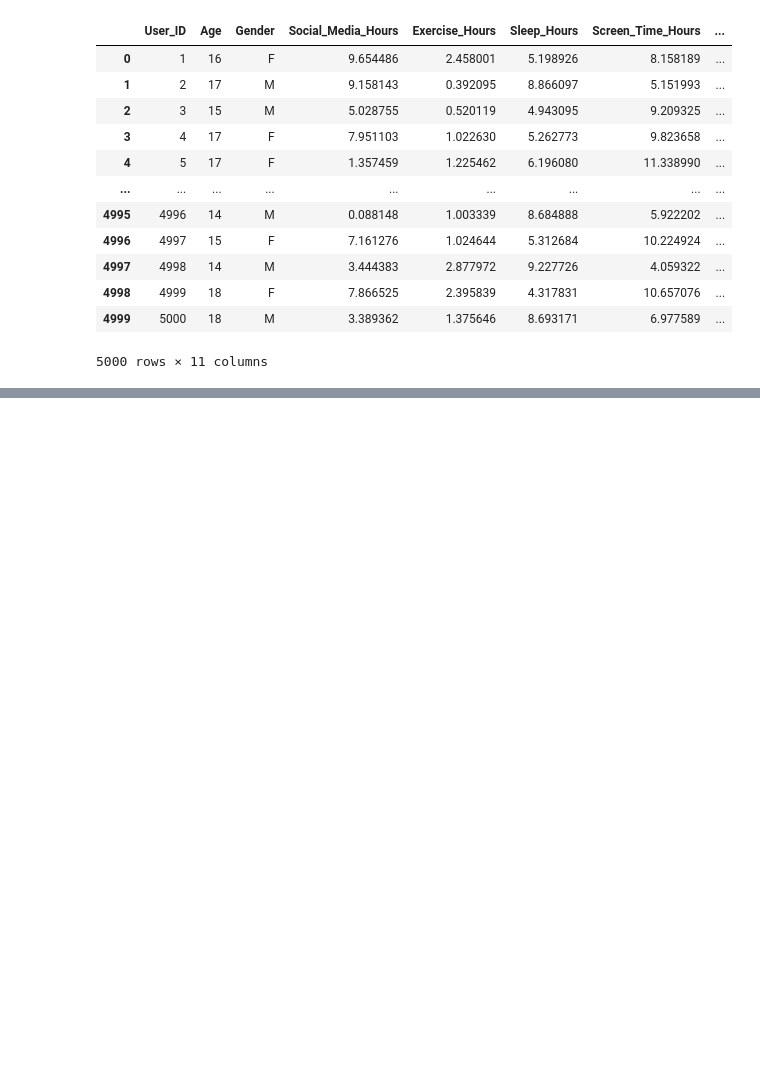
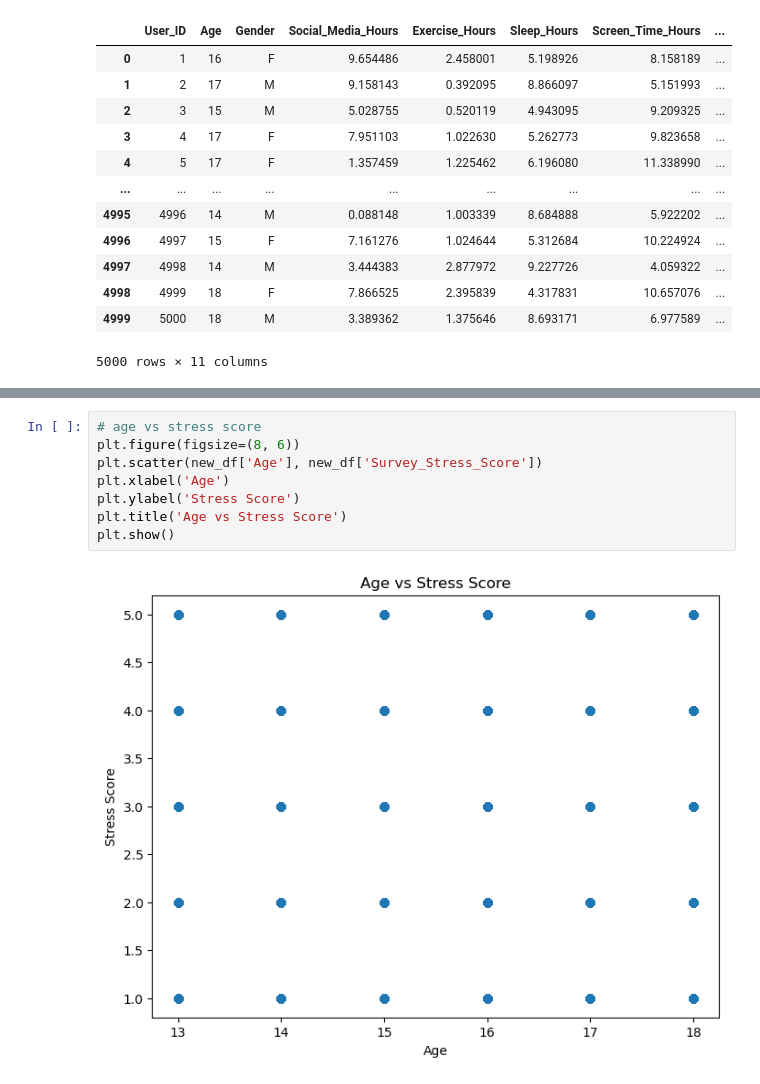
Before and after one commit to racheldrewu/2201FinalProject, a Jupyter notebook: screen_time_vs_mental_health_.ipynb, the cells around one changed output, grey strips where cells are left out. Cells and saved outputs as stored; diff of their text form; blank space fills up the shorter version.

```diff
--- a/screen_time_vs_mental_health_.ipynb
+++ b/screen_time_vs_mental_health_.ipynb
@@ -23,0 +163,10 @@ df = df.drop[wearable_Stress_Score]
+# %%
+# age vs stress score
+plt.figure(figsize=(8, 6))
+plt.scatter(new_df['Age'], new_df['Survey_Stress_Score'])
+plt.xlabel('Age')
+plt.ylabel('Stress Score')
+plt.title('Age vs Stress Score')
+plt.show()
+# %% [output]
+[figure, added]
```
Also changed, not shown: parts of 21 cells of this notebook, 2 other files.
